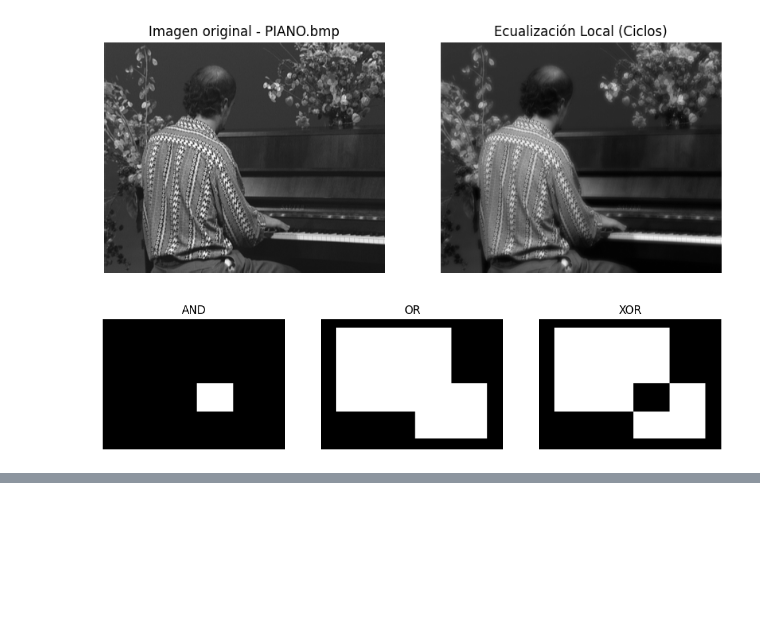
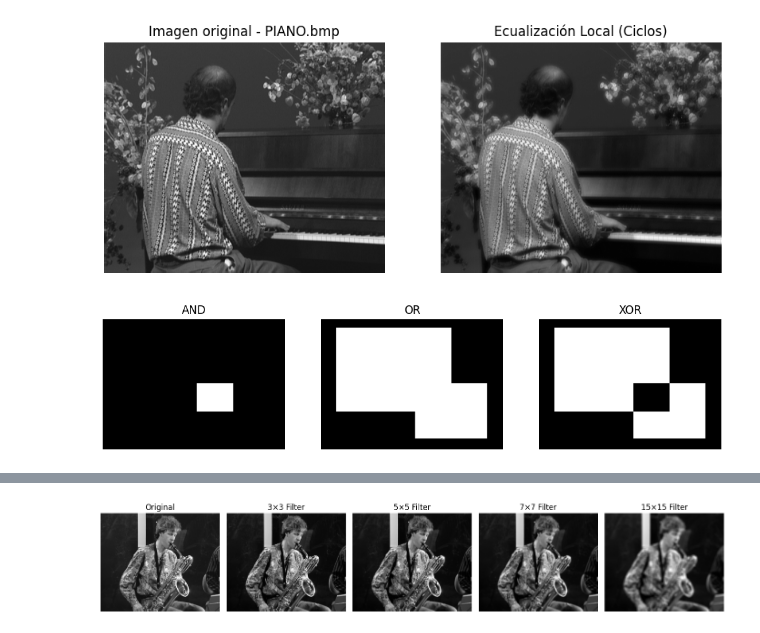
Before and after one commit to JhoaoAle/PDI, a Jupyter notebook: Report_2.ipynb, the cells around one changed output, grey strips where cells are left out. Saved outputs shown, nothing was run; the diff lists cells and outputs as text; code cells hidden in the pictures; blank space fills up the shorter version.

```diff
--- a/Report_2.ipynb
+++ b/Report_2.ipynb
@@ -149,0 +215,42 @@ plt.show()
+# %%
+mascara3  = np.ones((3, 3), dtype=np.uint8)
+mascara5  = np.ones((5, 5), dtype=np.uint8)
+mascara7  = np.ones((7, 7), dtype=np.uint8)
+mascara15 = np.ones((15, 15), dtype=np.uint8)
+
+resultado3  = low_pass_average(my_image, mascara3)
+resultado5  = low_pass_average(my_image, mascara5)
+resultado7  = low_pass_average(my_image, mascara7)
+resultado15 = low_pass_average(my_image, mascara15)
+
+plt.figure(figsize=(14, 4))
+
+plt.subplot(1, 5, 1)
+plt.title("Original")
+plt.imshow(my_image, cmap="gray")
+plt.axis("off")
+
+plt.subplot(1, 5, 2)
+plt.title("3×3 Filter")
+plt.imshow(resultado3, cmap="gray")
+plt.axis("off")
+
+plt.subplot(1, 5, 3)
+plt.title("5×5 Filter")
+plt.imshow(resultado5, cmap="gray")
+plt.axis("off")
+
+plt.subplot(1, 5, 4)
+plt.title("7×7 Filter")
+plt.imshow(resultado7, cmap="gray")
+plt.axis("off")
+
+plt.subplot(1, 5, 5)
+plt.title("15×15 Filter")
+plt.imshow(resultado15, cmap="gray")
+plt.axis("off")
+
+plt.tight_layout()
+plt.show()
+# %% [output]
+[figure, added]
```
Also changed, not shown: parts of 12 cells of this notebook, 22 other files.
